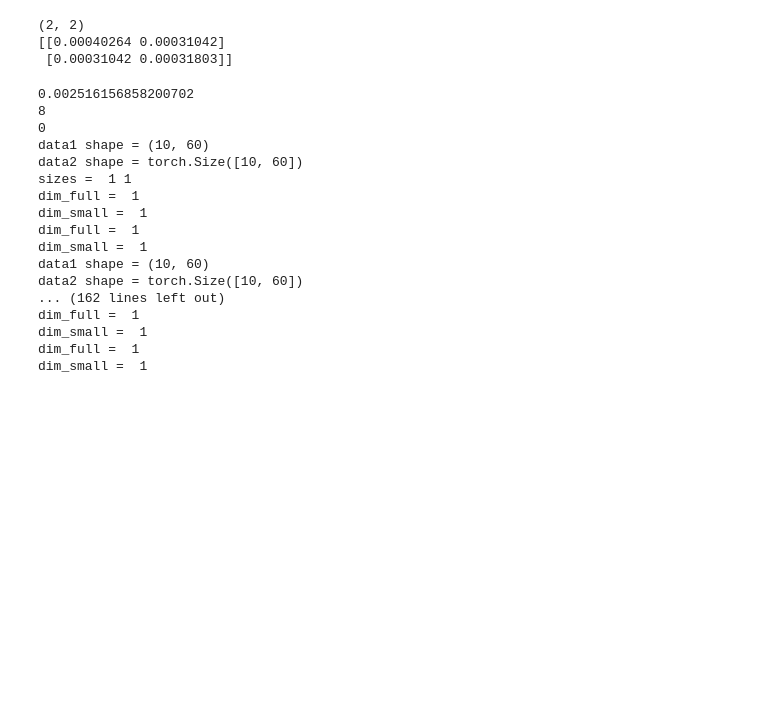
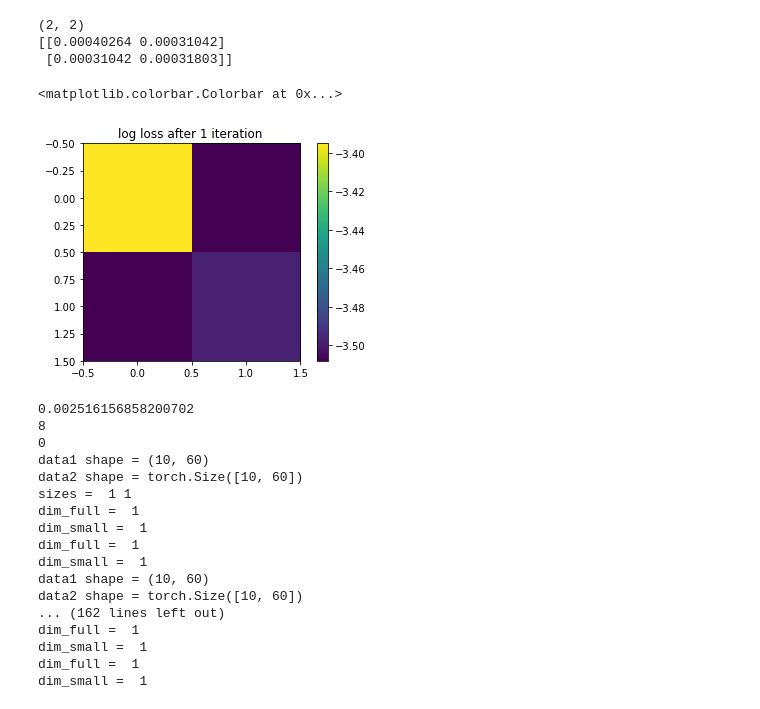
Before and after one commit to KatieJ16/Time_Space_multiscale, a Jupyter notebook: scripts/toy3a_multiscale_model_fitting.ipynb, the cells around one changed output. Saved outputs shown, nothing was run; the diff lists cells and outputs as text; code cells hidden in the pictures; blank space fills up the shorter version.

```diff
--- a/scripts/toy3a_multiscale_model_fitting.ipynb
+++ b/scripts/toy3a_multiscale_model_fitting.ipynb
@@ -155,6 +155,13 @@ truth_with_step_size[:,3:] shape =  torch.Size([10, 122, 2, 2])
 (2, 2)
 [[0.00040264 0.00031042]
  [0.00031042 0.00031803]]
+# %%
+plt.imshow(np.log10(loss))
+plt.title("log loss after 1 iteration ")
+plt.colorbar()
+# %% [output]
+<matplotlib.colorbar.Colorbar at 0x...>
+[figure, added]
 # %%
 # print(models[idx_lowest](val_dict['1']).shape)
 model = models[idx_lowest]
```
Also changed, not shown: parts of 1 cell of this notebook, 2 other files.
